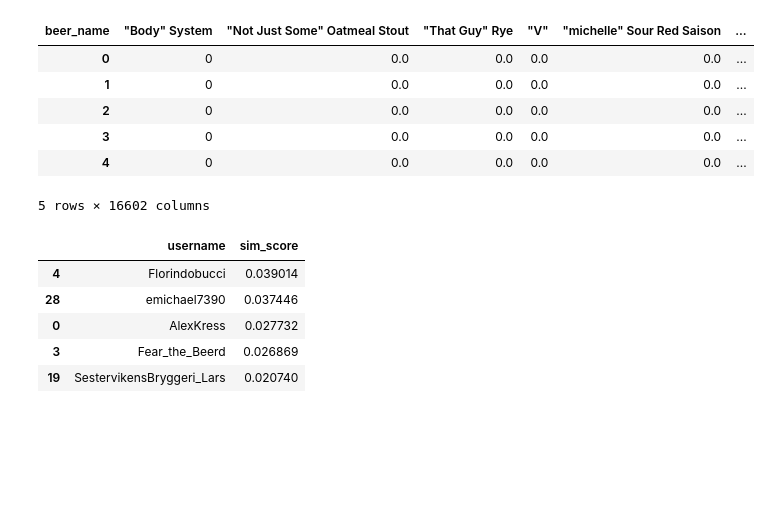
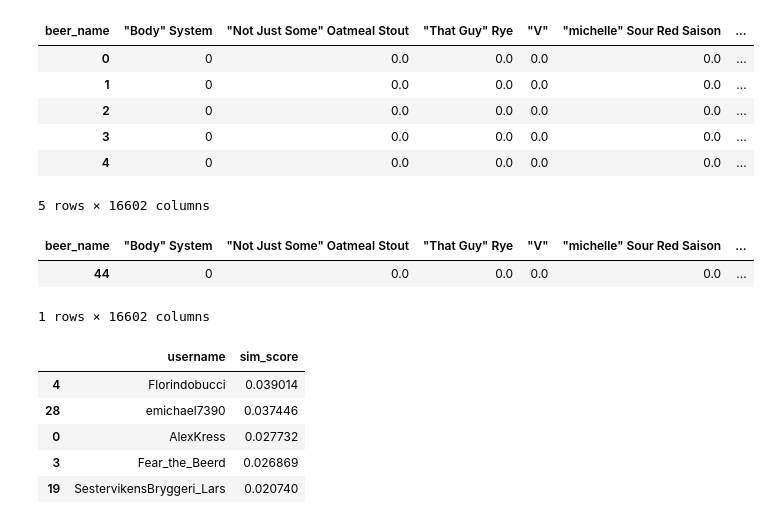
Before and after one commit to tomsharp/BeerMe, a Jupyter notebook: notebooks/Similar Users.ipynb, the cells around one changed output. Saved outputs shown, nothing was run; the diff lists cells and outputs as text; code cells hidden in the pictures; blank space fills up the shorter version.

```diff
--- a/notebooks/Similar Users.ipynb
+++ b/notebooks/Similar Users.ipynb
@@ -46,3 +44,9 @@ Y.head()
 | 3 | 0 | 0.0 | 0.0 | 0.0 | 0.0 | ... |
 | 4 | 0 | 0.0 | 0.0 | 0.0 | 0.0 | ... |
 5 rows × 16602 columns
+# %%
+X.head()
+# %% [output]
+| beer_name | "Body" System | "Not Just Some" Oatmeal Stout | "That Guy" Rye | "V" | "michelle" Sour Red Saison | ... |
+| 44 | 0 | 0.0 | 0.0 | 0.0 | 0.0 | ... |
+1 rows × 16602 columns
```
Also changed, not shown: parts of 21 cells of this notebook.
